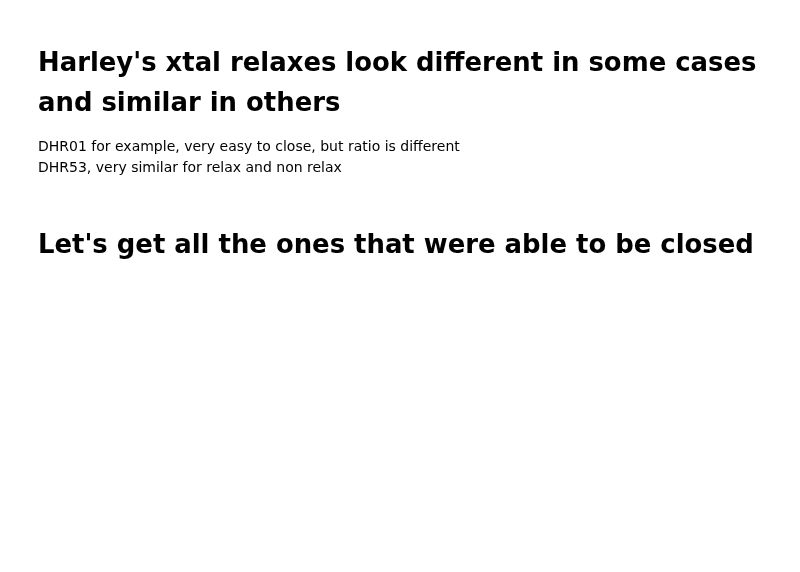
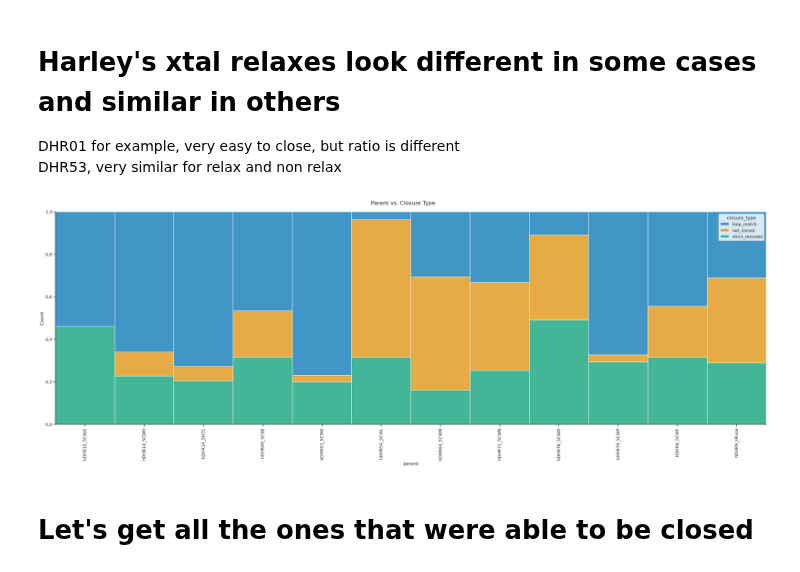
Before and after one commit to proleu/hinges, a Jupyter notebook: 03_enumerate_loops.ipynb, the cells around one changed output. Saved outputs shown, nothing was run; the diff lists cells and outputs as text; code cells hidden in the pictures; blank space fills up the shorter version.

```diff
--- a/03_enumerate_loops.ipynb
+++ b/03_enumerate_loops.ipynb
@@ -812,6 +787,23 @@ plt.savefig("figs/03_parent_DHRs_only_groupby_closure.png")
 # Harley's xtal relaxes look different in some cases and similar in others
 DHR01 for example, very easy to close, but ratio is different
 DHR53, very similar for relax and non relax
+# %%
+fig, ax = plt.subplots(ncols=1, figsize=(40, 15), tight_layout=True)
+
+sns.histplot(
+    x="parent",
+    data=scores_df[scores_df["scaffold"] == "hDHR"].sort_values(["parent"]),
+    ax=ax,
+    hue="closure_type",
+    hue_order=hue_order,
+    multiple="fill",
+)
+plt.xticks(rotation=90)
+sns.despine()
+plt.suptitle("Parent vs. Closure Type")
+plt.savefig("figs/03_parent_hDHRs_only_groupby_closure.png")
+# %% [output]
+[figure, added]
 # %% [markdown]
 # Let's get all the ones that were able to be closed
 # %%
```
Also changed, not shown: parts of 21 cells of this notebook, 2 other files.
